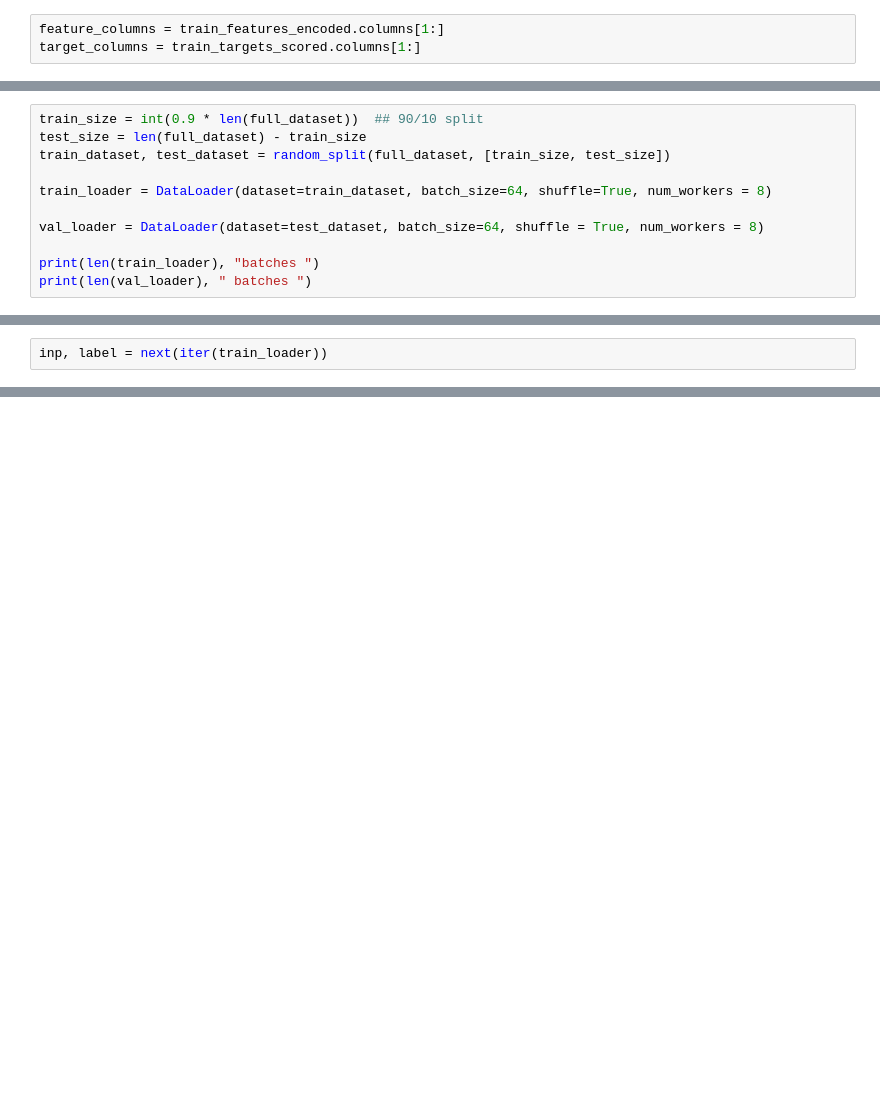
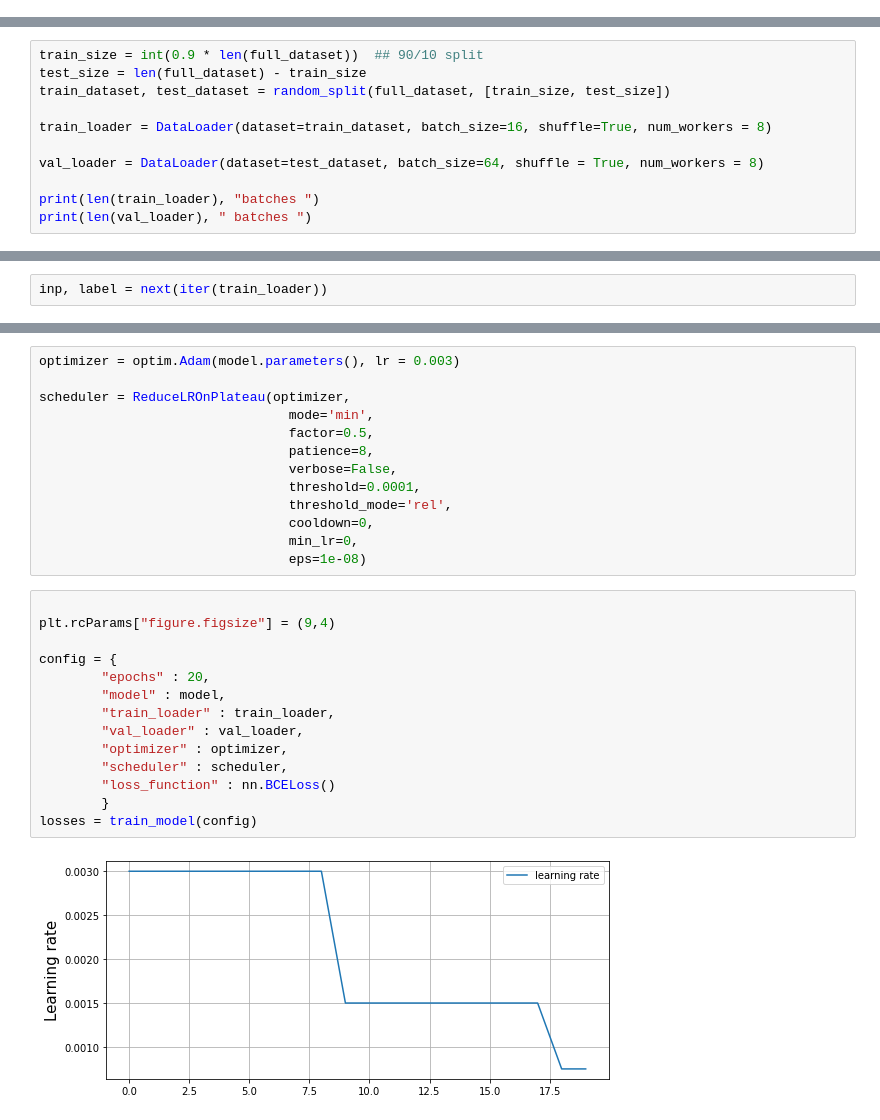
Before and after one commit to Mainakdeb/moa-classification, a Jupyter notebook: moa-classification.ipynb, the cells around one changed output, grey strips where cells are left out. Saved outputs shown, nothing was run; the diff lists cells and outputs as text; blank space fills up the shorter version.

Commit message:
add training loop

```diff
--- a/moa-classification.ipynb
+++ b/moa-classification.ipynb
@@ -53,6 +71,3 @@ encoded columns successfully
 train_features_encoded.shape, train_targets_scored.shape
 # %% [output]
 ((23814, 878), (23814, 207))
-# %%
-feature_columns = train_features_encoded.columns[1:]
-target_columns = train_targets_scored.columns[1:]
@@ -103,7 +121,7 @@ train_size = int(0.9 * len(full_dataset))  ## 90/10 split
 test_size = len(full_dataset) - train_size
 train_dataset, test_dataset = random_split(full_dataset, [train_size, test_size])
 
-train_loader = DataLoader(dataset=train_dataset, batch_size=64, shuffle=True, num_workers = 8)
+train_loader = DataLoader(dataset=train_dataset, batch_size=16, shuffle=True, num_workers = 8)
 
 val_loader = DataLoader(dataset=test_dataset, batch_size=64, shuffle = True, num_workers = 8)
 
@@ -153,0 +289,29 @@ inp, label = next(iter(train_loader))
+# %%
+optimizer = optim.Adam(model.parameters(), lr = 0.003)
+
+scheduler = ReduceLROnPlateau(optimizer,
+                                mode='min',
+                                factor=0.5,
+                                patience=8,
+                                verbose=False,
+                                threshold=0.0001,
+                                threshold_mode='rel',
+                                cooldown=0,
+                                min_lr=0,
+                                eps=1e-08)
+# %%
+
+plt.rcParams["figure.figsize"] = (9,4)
+
+config = {
+        "epochs" : 20,
+        "model" : model,
+        "train_loader" : train_loader,
+        "val_loader" : val_loader,
+        "optimizer" : optimizer,
+        "scheduler" : scheduler,
+        "loss_function" : nn.BCELoss()
+        }
+losses = train_model(config)
+# %% [output]
+[figure, added]
```
Also changed, not shown: parts of 11 cells of this notebook.
